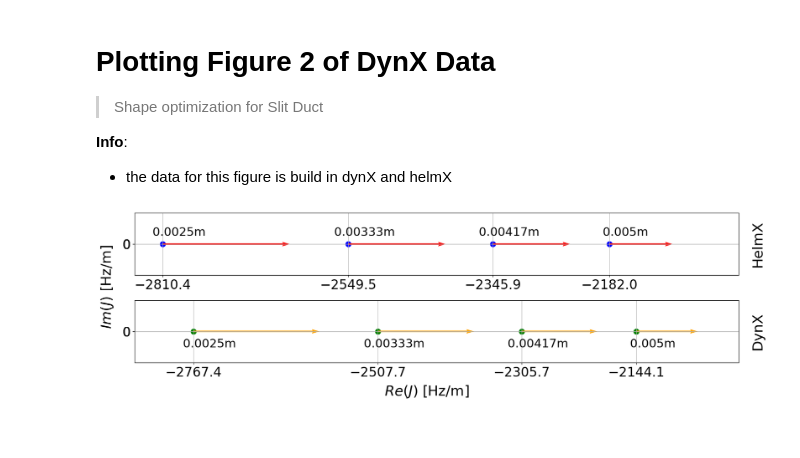
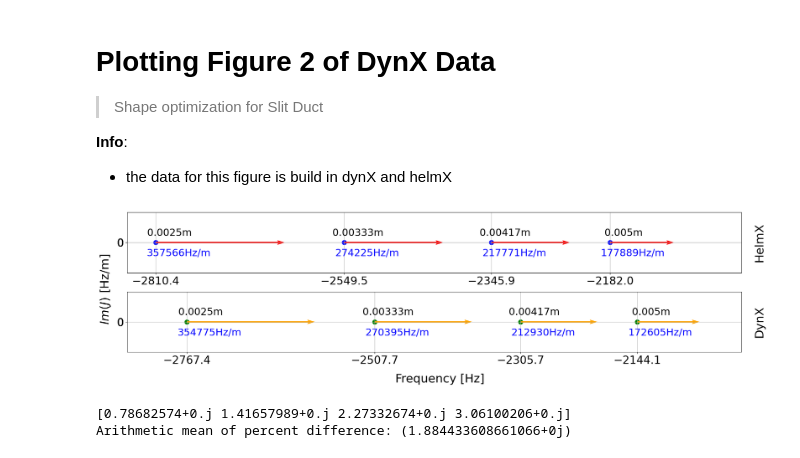
Before and after one commit to kspc0/helmholtz-x-TFD, a Jupyter notebook: Figures/dynxFigures/Dynx_Fig2.ipynb, the cells around one changed output. Cells and saved outputs as stored; diff of their text form; code cells hidden in the pictures; blank space fills up the shorter version.

Commit message:
updated figures

```diff
--- a/Figures/dynxFigures/Dynx_Fig2.ipynb
+++ b/Figures/dynxFigures/Dynx_Fig2.ipynb
@@ -56,6 +56,8 @@ offset = 0
 line1 = ax1.scatter(eigenvalues_helmX.real, eigenvalues_helmX.imag+offset, s=100 ,color='blue', label='Eigenvalues HelmX')
 line2 = ax2.scatter(eigenvalues_dynX.real, eigenvalues_dynX.imag-offset, s=100 ,color='green', label='Eigenvalues DynX')
 
+
+
 # # Add labels to each point
 for i, txt in enumerate(duct):
     ax1.annotate(f'{txt}m', (eigenvalues_helmX[i].real, eigenvalues_helmX[i].imag), fontsize=22,
@@ -63,7 +65,18 @@ for i, txt in enumerate(duct):
 # # Add labels to each point
 for i, txt in enumerate(duct):
     ax2.annotate(f'{txt}m', (eigenvalues_dynX[i].real, eigenvalues_dynX[i].imag), fontsize=22,
-                 textcoords="offset points", xytext=(30,-30), ha='center')
+                 textcoords="offset points", xytext=(30,15), ha='center')
+
+
+for i, num in enumerate(helmx.real):
+    ax1.annotate(f'{num:.0f}Hz/m', (eigenvalues_helmX[i].real, eigenvalues_helmX[i].imag), fontsize=22,
+                 textcoords="offset points", xytext=(50,-30), ha='center', color='blue')
+
+for i, num in enumerate(dynx.real):
+    ax2.annotate(f'{num:.0f}Hz/m', (eigenvalues_dynX[i].real, eigenvalues_dynX[i].imag), fontsize=22,
+                 textcoords="offset points", xytext=(50,-30), ha='center', color='blue')
+
+
 
 scale = 2000
 # Add arrows for continuous and discrete shape derivatives
@@ -89,36 +102,41 @@ ax2.set_xlim(-2850, -2000)
 ax1.tick_params(axis='both', which='major', labelsize=24)
 ax2.tick_params(axis='both', which='major', labelsize=24)
 
 # Set the x and y ticks to only the data points for each axis
 ax1.set_xticks(eigenvalues_helmX.real)
 ax1.set_yticks(eigenvalues_helmX.imag + offset)
 ax1.grid(True, which='both', axis='both')
 
 ax2.set_xticks(eigenvalues_dynX.real)
 ax2.set_yticks(eigenvalues_dynX.imag - offset)
 ax2.grid(True, which='both', axis='both')
 
 # Set shared x and y axis labels for the whole figure
-fig.text(0.5, -0.04, r'$Re(J)$ [Hz/m]', ha='center', va='center', fontsize=26)
-fig.text(0.09, 0.5, r'$Im(J)$ [Hz/m]', ha='center', va='center', rotation='vertical', fontsize=26)
+fig.text(0.5, -0.05, r'Frequency [Hz]', ha='center', va='center', fontsize=26)
+fig.text(-0.01, 0.5, r'$Im(J)$ [Hz/m]', ha='center', va='center', rotation='vertical', fontsize=26)
 
 # Set the x and y ticks to only the data points for ax2
 ax2.set_xticks(eigenvalues_dynX.real)
 ax2.set_yticks(eigenvalues_dynX.imag - offset)
 ax2.grid(True, which='both', axis='both')
 
 plt.subplots_adjust(hspace=0.4)  # increase horizontal space between subplots
 # Add subplot headings on the right side
 ax1.text(1.02, 0.5, 'HelmX', transform=ax1.transAxes, fontsize=26, va='center', ha='left', rotation=90)
 ax2.text(1.02, 0.5, 'DynX', transform=ax2.transAxes, fontsize=26, va='center', ha='left', rotation=90)
 
-
 # Adjust layout
-#plt.tight_layout()
+plt.tight_layout()
 plt.show()
+# Compute the arithmetic mean of the percentage difference between helmx and dynx
+percent_diff = (helmx/dynx)*100 - 100
+print(percent_diff)
+print("Arithmetic mean of percent difference:", np.mean(percent_diff))
 
 # Save the figure to the 'Images/' folder
 os.makedirs(parent_path+ 'Images/', exist_ok=True)
-fig.savefig(os.path.join(parent_path, 'Images/', 'Fig2Dynx.png'))
+fig.savefig(os.path.join(parent_path, 'Images/', 'Fig2Dynx.png'), bbox_inches='tight')
 # %% [output]
-[figure, old version]
+[figure, new version]
+[0.78682574+0.j 1.41657989+0.j 2.27332674+0.j 3.06100206+0.j]
+Arithmetic mean of percent difference: (1.884433608661066+0j)
```
Also changed, not shown: 6 other files.
